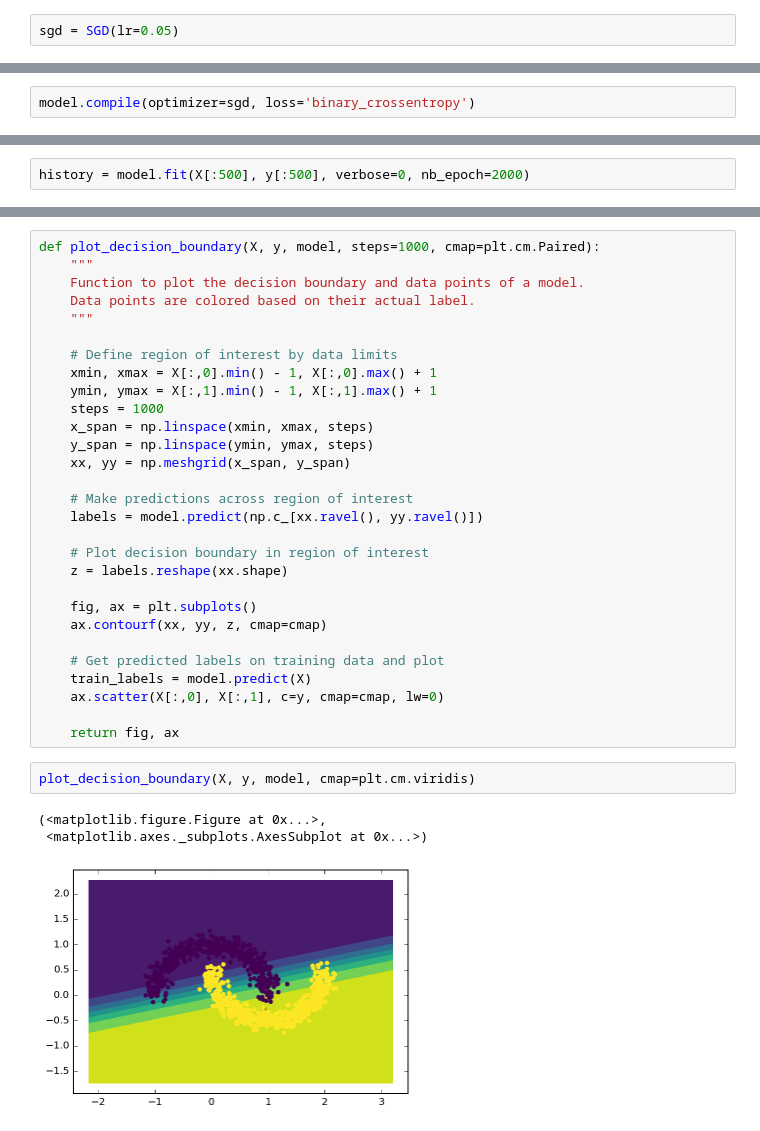
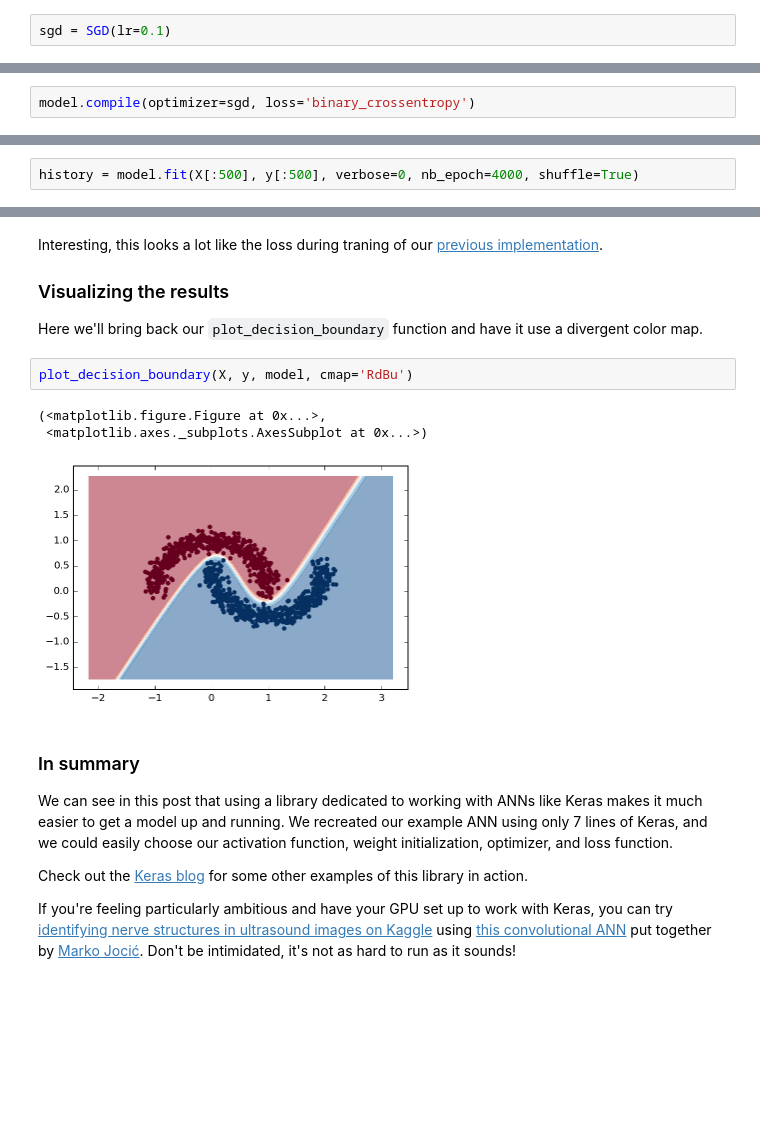
Before and after one commit to jonchar/ml-python, a Jupyter notebook: Artificial neural networks with Keras.ipynb, the cells around one changed output, grey strips where cells are left out. Cells and saved outputs as stored; diff of their text form; blank space fills up the shorter version.

Commit message:
Finish draft of Keras notebook.

```diff
--- a/Artificial neural networks with Keras.ipynb
+++ b/Artificial neural networks with Keras.ipynb
@@ -76,5 +106,5 @@ You must also specify an optimizer for Keras to use when training your model. In
 # %%
-sgd = SGD(lr=0.05)
+sgd = SGD(lr=0.1)
 # %% [markdown]
 ### Putting it all together
 
@@ -88,3 +118,3 @@ We can now train our model using the `model.fit()` method. Usually this method p
 # %%
-history = model.fit(X[:500], y[:500], verbose=0, nb_epoch=2000)
+history = model.fit(X[:500], y[:500], verbose=0, nb_epoch=4000, shuffle=True)
 # %% [markdown]
@@ -97,35 +127,20 @@ plt.plot(history.history['loss'])
-# %%
-def plot_decision_boundary(X, y, model, steps=1000, cmap=plt.cm.Paired):
-    """
-    Function to plot the decision boundary and data points of a model.
-    Data points are colored based on their actual label.
-    """
-
-    # Define region of interest by data limits
-    xmin, xmax = X[:,0].min() - 1, X[:,0].max() + 1
-    ymin, ymax = X[:,1].min() - 1, X[:,1].max() + 1
-    steps = 1000
-    x_span = np.linspace(xmin, xmax, steps)
-    y_span = np.linspace(ymin, ymax, steps)
-    xx, yy = np.meshgrid(x_span, y_span)
-
-    # Make predictions across region of interest
-    labels = model.predict(np.c_[xx.ravel(), yy.ravel()])
-
-    # Plot decision boundary in region of interest
-    z = labels.reshape(xx.shape)
-
-    fig, ax = plt.subplots()
-    ax.contourf(xx, yy, z, cmap=cmap)
-
-    # Get predicted labels on training data and plot
-    train_labels = model.predict(X)
-    ax.scatter(X[:,0], X[:,1], c=y, cmap=cmap, lw=0)
-
-    return fig, ax
+# %% [markdown]
+Interesting, this looks a lot like the loss during traning of our [previous implementation](http://jonchar.net/notebooks/Artificial-Neural-Network/#Training-the-model:-Take-2).
+
+### Visualizing the results
+
+Here we'll bring back our `plot_decision_boundary` function and have it use a divergent color map.
 # %%
-plot_decision_boundary(X, y, model, cmap=plt.cm.viridis)
+plot_decision_boundary(X, y, model, cmap='RdBu')
 # %% [output]
 (<matplotlib.figure.Figure at 0x...>,
  <matplotlib.axes._subplots.AxesSubplot at 0x...>)
-[figure, old version]
+[figure, new version]
+# %% [markdown]
+### In summary
+
+We can see in this post that using a library dedicated to working with ANNs like Keras makes it much easier to get a model up and running. We recreated our example ANN using only 7 lines of Keras, and we could easily choose our activation function, weight initialization, optimizer, and loss function.
+
+Check out the [Keras blog](http://blog.keras.io/) for some other examples of this library in action.
+
+If you're feeling particularly ambitious and have your GPU set up to work with Keras, you can try [identifying nerve structures in ultrasound images on Kaggle](https://www.kaggle.com/c/ultrasound-nerve-segmentation) using [this convolutional ANN](https://github.com/jocicmarko/ultrasound-nerve-segmentation) put together by [Marko Jocić](https://twitter.com/_jocicmarko). Don't be intimidated, it's not as hard to run as it sounds!
```
Also changed, not shown: parts of 7 cells of this notebook.
